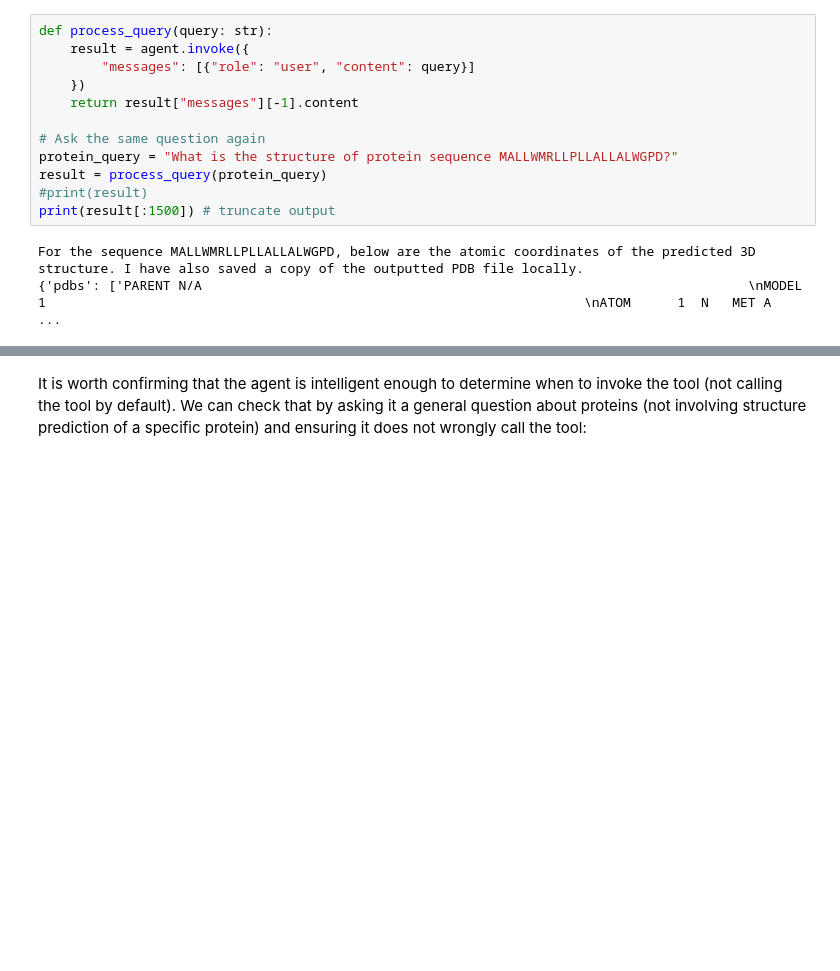
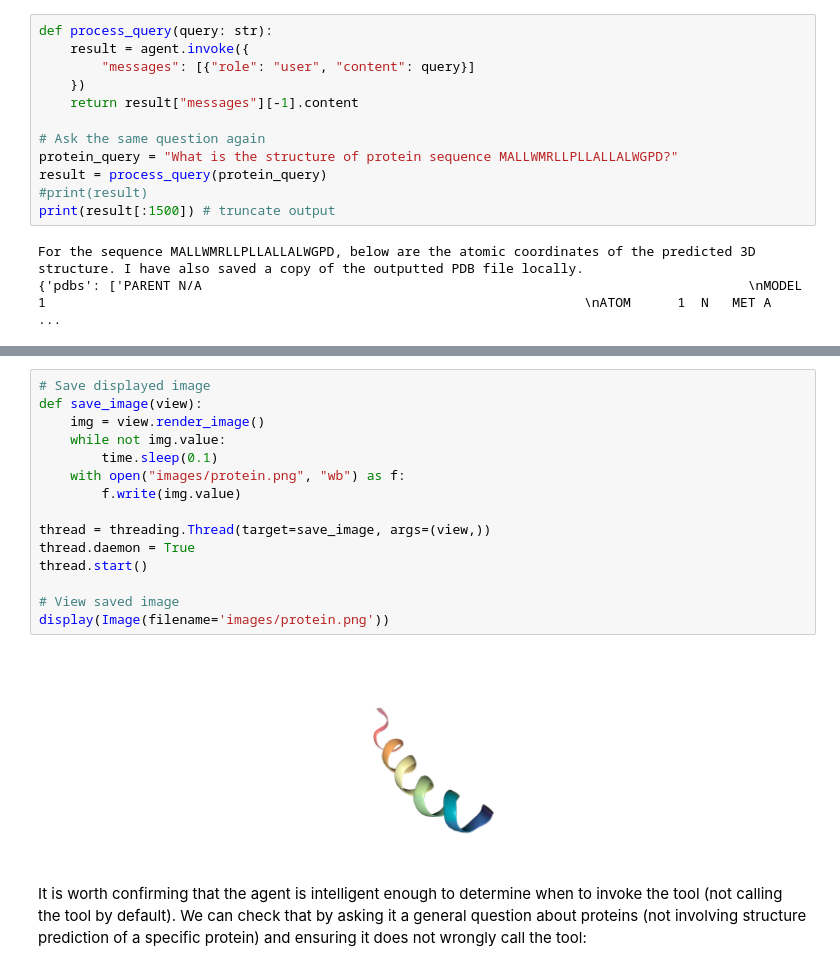
Before and after one commit to kushshah1/BioNeMo-Notebooks, a Jupyter notebook: langchain-demo-folding.ipynb, the cells around one changed output, grey strips where cells are left out. Saved outputs shown, nothing was run; the diff lists cells and outputs as text; blank space fills up the shorter version.

Commit message:
Update to protein 3D structure rendering

```diff
--- a/langchain-demo-folding.ipynb
+++ b/langchain-demo-folding.ipynb
@@ -196,3 +195,20 @@ NGLWidget()
+# %%
+# Save displayed image
+def save_image(view):
+    img = view.render_image()
+    while not img.value:
+        time.sleep(0.1)
+    with open("images/protein.png", "wb") as f:
+        f.write(img.value)
+
+thread = threading.Thread(target=save_image, args=(view,))
+thread.daemon = True
+thread.start()
+
+# View saved image
+display(Image(filename='images/protein.png'))
+# %% [output]
+[figure, added]
 # %% [markdown]
 It is worth confirming that the agent is intelligent enough to determine when to invoke the tool (not calling the tool by default). We can check that by asking it a general question about proteins (not involving structure prediction of a specific protein) and ensuring it does not wrongly call the tool:
 # %%
```
Also changed, not shown: parts of 8 cells of this notebook, 1 other file.
